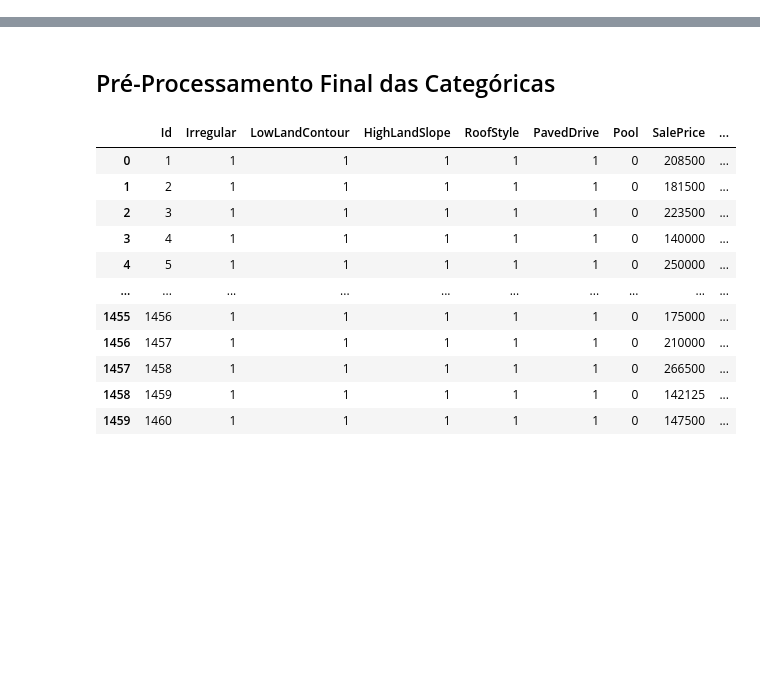
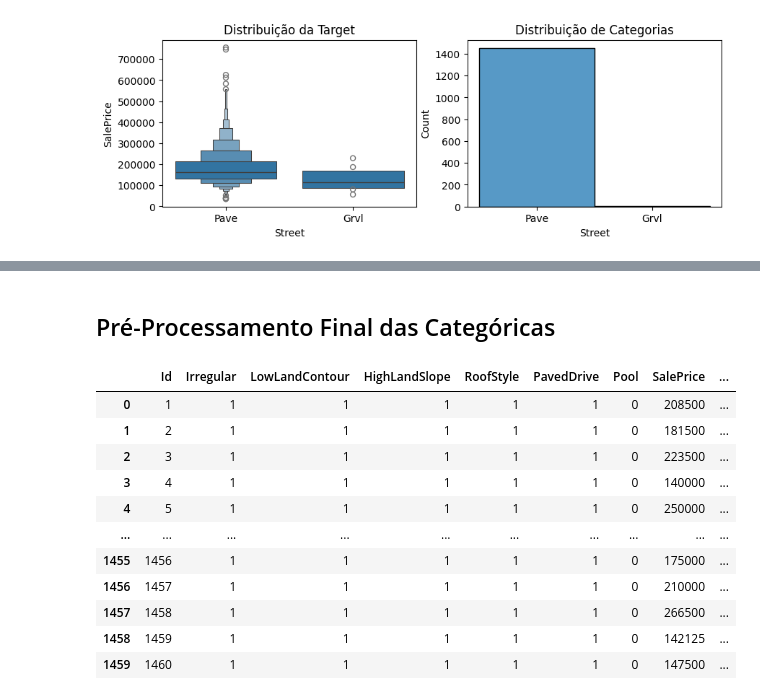
Before and after one commit to maris-silva/competicao_DS, a Jupyter notebook: advanced_sales_prices.ipynb, the cells around one changed output, grey strips where cells are left out. Saved outputs shown, nothing was run; the diff lists cells and outputs as text; code cells hidden in the pictures; blank space fills up the shorter version.

```diff
--- a/advanced_sales_prices.ipynb
+++ b/advanced_sales_prices.ipynb
@@ -0,0 +158,4 @@
+# %%
+plot_distribution('Street')
+# %% [output]
+[figure, added]
```
Also changed, not shown: parts of 118 cells of this notebook.
